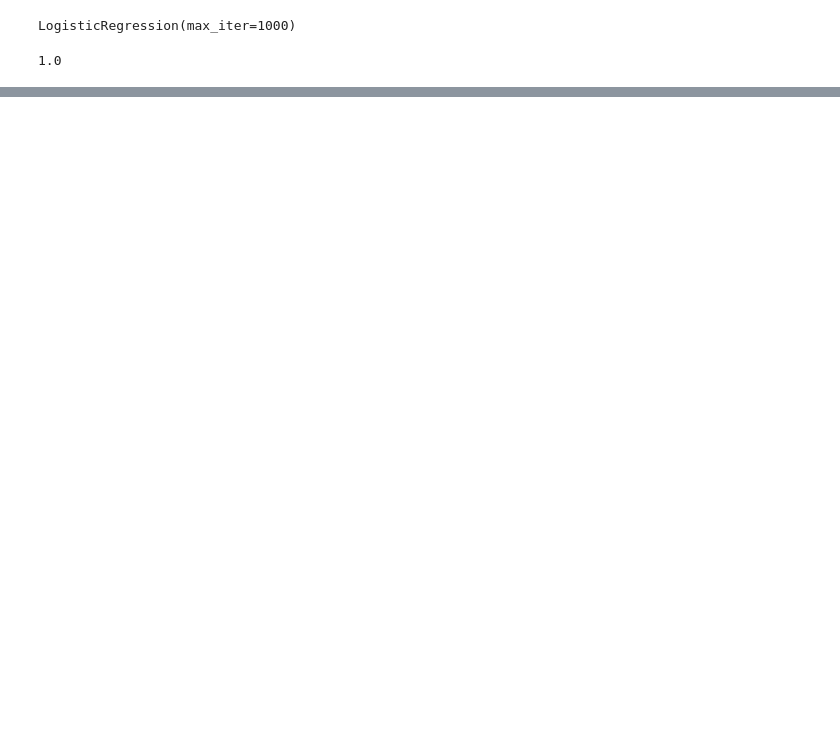
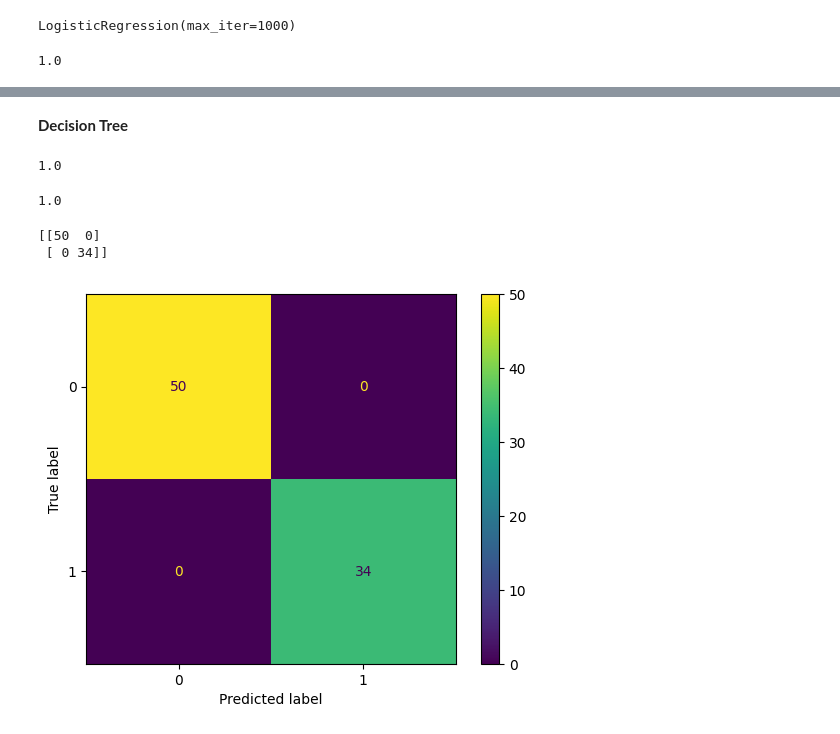
Before and after one commit to nsoukouna3/Machine-Learning, a Jupyter notebook: Titanic_Analysis_project.ipynb, the cells around one changed output, grey strips where cells are left out. Saved outputs shown, nothing was run; the diff lists cells and outputs as text; code cells hidden in the pictures; blank space fills up the shorter version.

```diff
--- a/Titanic_Analysis_project.ipynb
+++ b/Titanic_Analysis_project.ipynb
@@ -401,0 +430,22 @@ regressor.score(x_train, y_train)
+# %% [markdown]
+**Decision Tree**
+# %%
+decision= DecisionTreeClassifier()
+decision.fit(x_train, y_train)
+decision.score(x_train, y_train)
+# %% [output]
+1.0
+# %%
+y_pred = decision.predict(x_test)
+# %%
+print(accuracy_score(y_test, y_pred))
+# %% [output]
+1.0
+# %%
+from sklearn.metrics import ConfusionMatrixDisplay
+ConfusionMatrixDisplay.from_predictions(y_test, y_pred)
+print(confusion_matrix(y_test, y_pred))
+# %% [output]
+[[50  0]
+ [ 0 34]]
+[figure, added]
```
Also changed, not shown: parts of 13 cells of this notebook.
